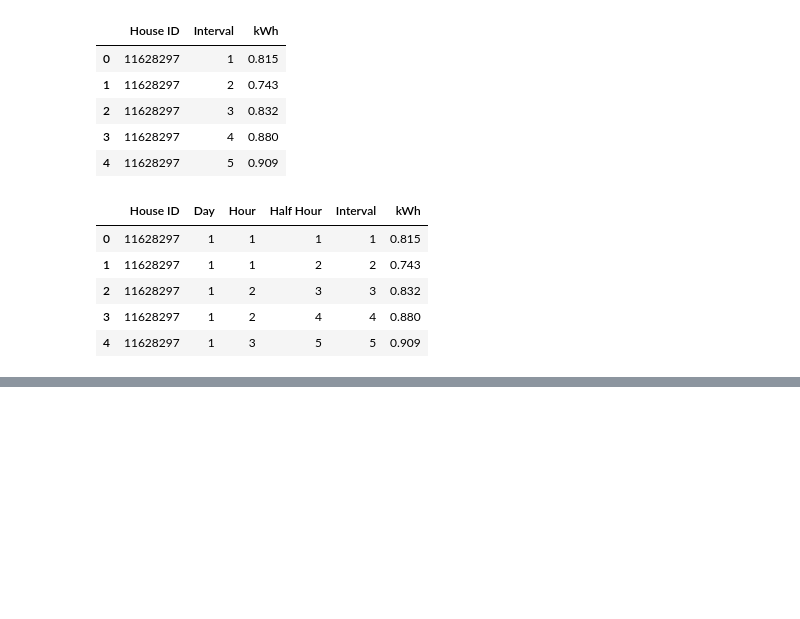
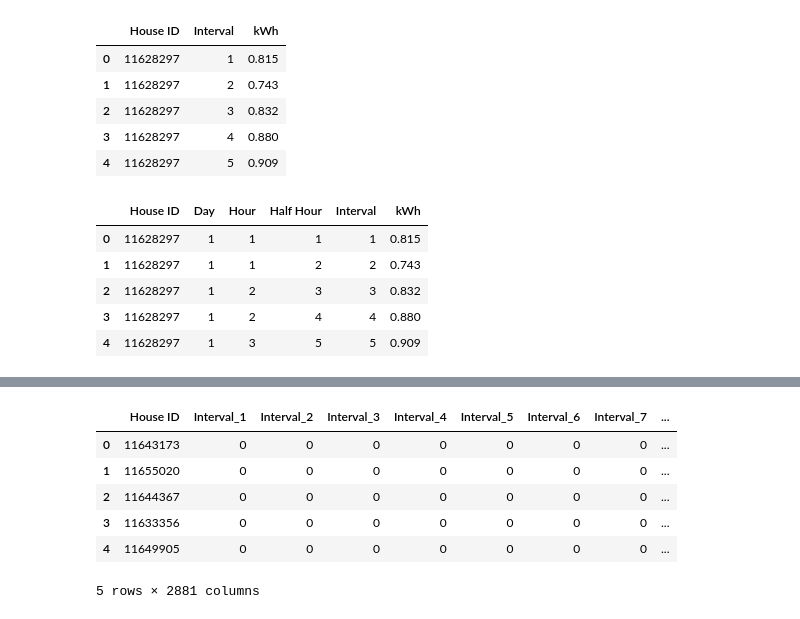
Before and after one commit to torenunez/udacity-mlnd-capstone, a Jupyter notebook: ev_capstone.ipynb, the cells around one changed output, grey strips where cells are left out. Saved outputs shown, nothing was run; the diff lists cells and outputs as text; code cells hidden in the pictures; blank space fills up the shorter version.

Commit message:
full test results

```diff
--- a/ev_capstone.ipynb
+++ b/ev_capstone.ipynb
@@ -474 +518,12 @@ display(ev_test_label_predictions.head())
+# %%
+complete = ev.complete_time_predictions(ev_test_raw, ev_test_label_predictions)
+display(complete.head())
+# %% [output]
+|  | House ID | Interval_1 | Interval_2 | Interval_3 | Interval_4 | Interval_5 | Interval_6 | Interval_7 | ... |
+| 0 | 11643173 | 0 | 0 | 0 | 0 | 0 | 0 | 0 | ... |
+| 1 | 11655020 | 0 | 0 | 0 | 0 | 0 | 0 | 0 | ... |
+| 2 | 11644367 | 0 | 0 | 0 | 0 | 0 | 0 | 0 | ... |
+| 3 | 11633356 | 0 | 0 | 0 | 0 | 0 | 0 | 0 | ... |
+| 4 | 11649905 | 0 | 0 | 0 | 0 | 0 | 0 | 0 | ... |
+5 rows × 2881 columns
 # %%
```
Also changed, not shown: parts of 8 cells of this notebook, 1 other file.
